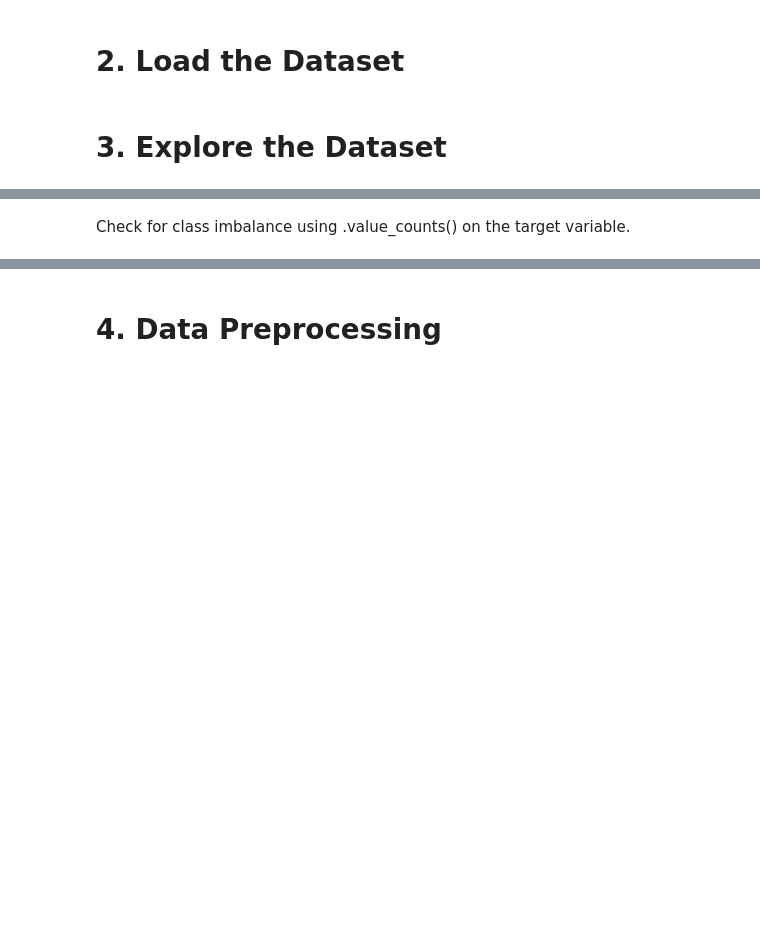
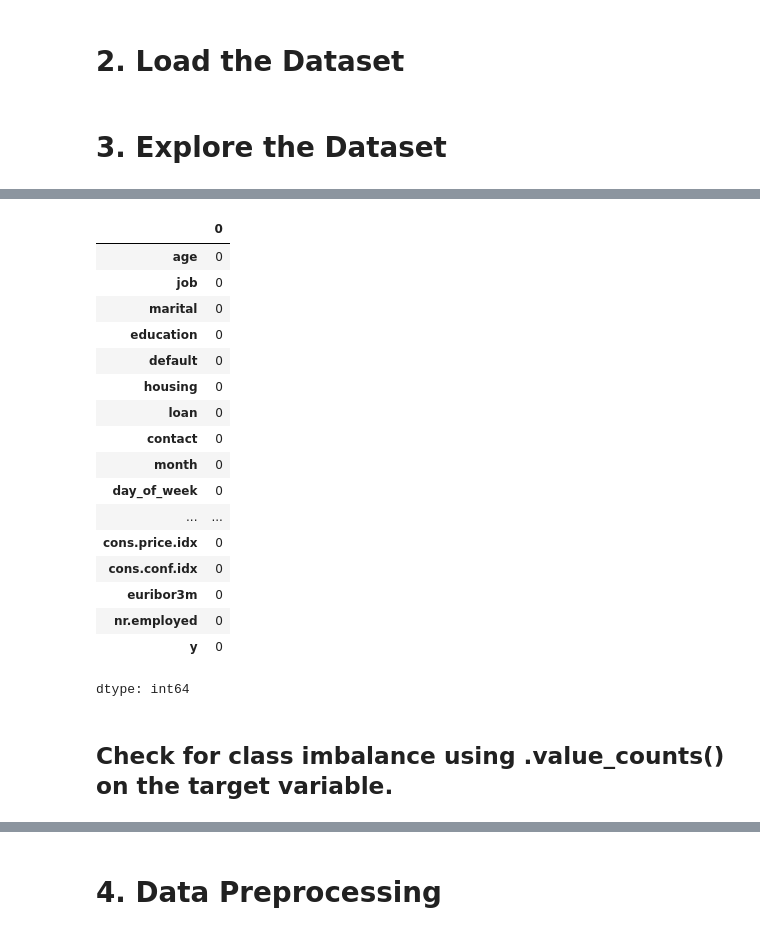
Before and after one commit to vihanga-induwara/Bank-Marketing, a Jupyter notebook: CM2604.ipynb, the cells around one changed output, grey strips where cells are left out. Drawn from its saved outputs; the diff is of its cells as text; code cells hidden in the pictures; blank space fills up the shorter version.

```diff
--- a/CM2604.ipynb
+++ b/CM2604.ipynb
@@ -13,2 +28,23 @@ Check for missing values using .isnull().sum()
+# %%
+data.isnull().sum()
+# %% [output]
+|  | 0 |
+| age | 0 |
+| job | 0 |
+| marital | 0 |
+| education | 0 |
+| default | 0 |
+| housing | 0 |
+| loan | 0 |
+| contact | 0 |
+| month | 0 |
+| day_of_week | 0 |
+| ... | ... |
+| cons.price.idx | 0 |
+| cons.conf.idx | 0 |
+| euribor3m | 0 |
+| nr.employed | 0 |
+| y | 0 |
+dtype: int64
 # %% [markdown]
-Check for class imbalance using .value_counts() on the target variable.
+## **Check for class imbalance using .value_counts() on the target variable.**
```
Also changed, not shown: parts of 9 cells of this notebook.
